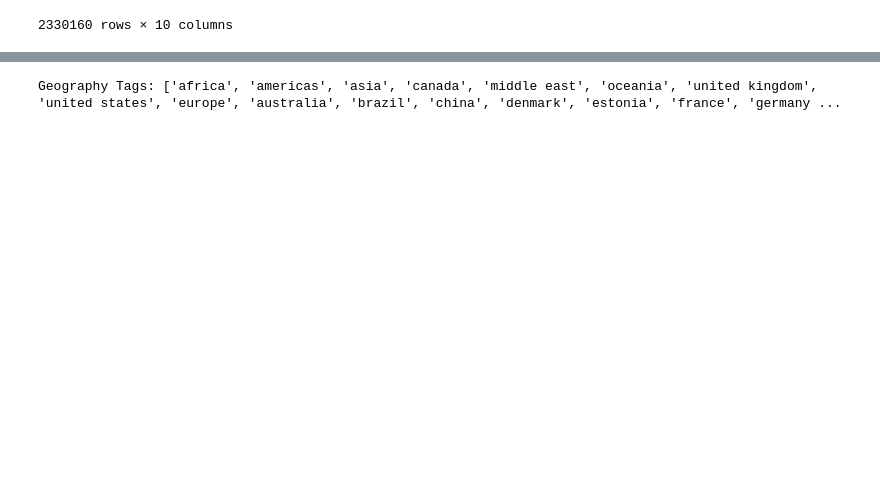
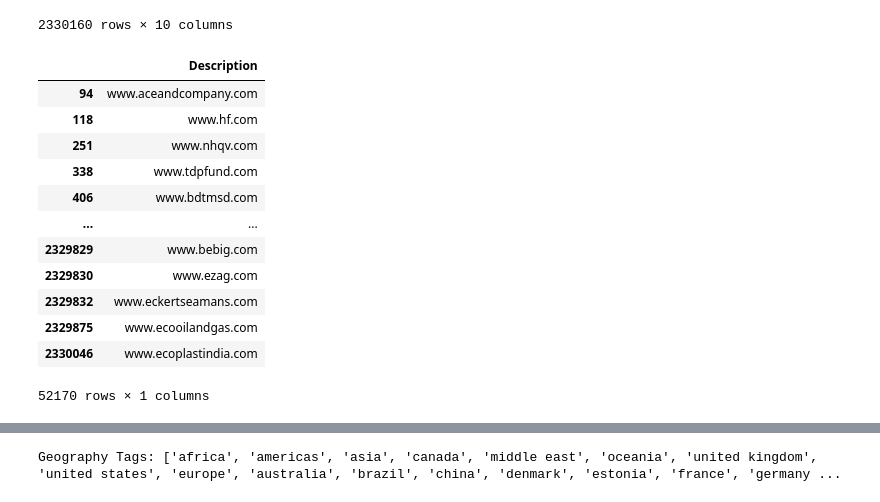
Before and after one commit to Eric-L-cloud/Capstone-Project, a Jupyter notebook: read_parquet_files copy.ipynb, the cells around one changed output, grey strips where cells are left out. Drawn from its saved outputs; the diff is of its cells as text; code cells hidden in the pictures; blank space fills up the shorter version.

```diff
--- a/read_parquet_files copy.ipynb
+++ b/read_parquet_files copy.ipynb
@@ -43,3 +43,20 @@ combined_df
 | 2330158 | ECU Health | Michael Waldrum |  |  | 0 | Merger/Acquisition | ... |
 | 2330159 | ECU Worldwide | Shashi Kiran Janardhan Shetty | ECU Worldwide is a provider of lo... |  | Logistics | Merger/Acquisition | ... |
 2330160 rows × 10 columns
+# %%
+df_removed_shifted = combined_df[['Description']][combined_df['Description'].str.contains('www.')]
+df_removed_shifted
+# %% [output]
+|  | Description |
+| 94 | www.aceandcompany.com |
+| 118 | www.hf.com |
+| 251 | www.nhqv.com |
+| 338 | www.tdpfund.com |
+| 406 | www.bdtmsd.com |
+| ... | ... |
+| 2329829 | www.bebig.com |
+| 2329830 | www.ezag.com |
+| 2329832 | www.eckertseamans.com |
+| 2329875 | www.ecooilandgas.com |
+| 2330046 | www.ecoplastindia.com |
+52170 rows × 1 columns
```
Also changed, not shown: parts of 6 cells of this notebook.
